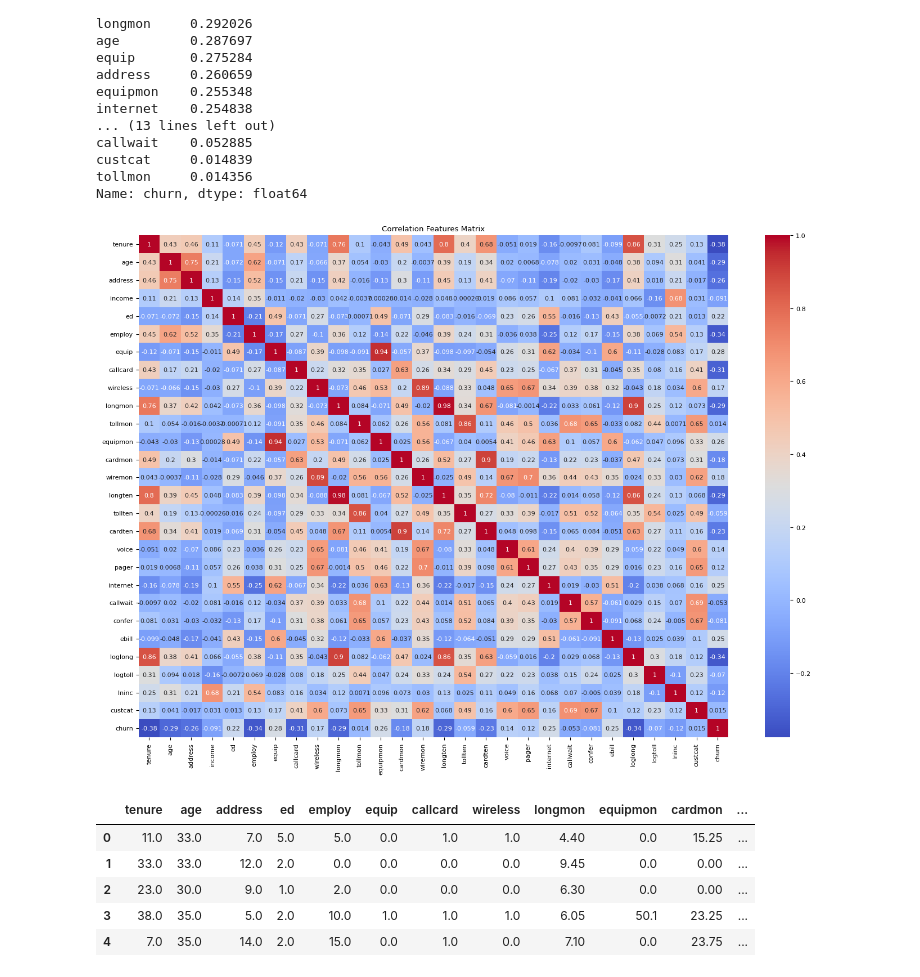
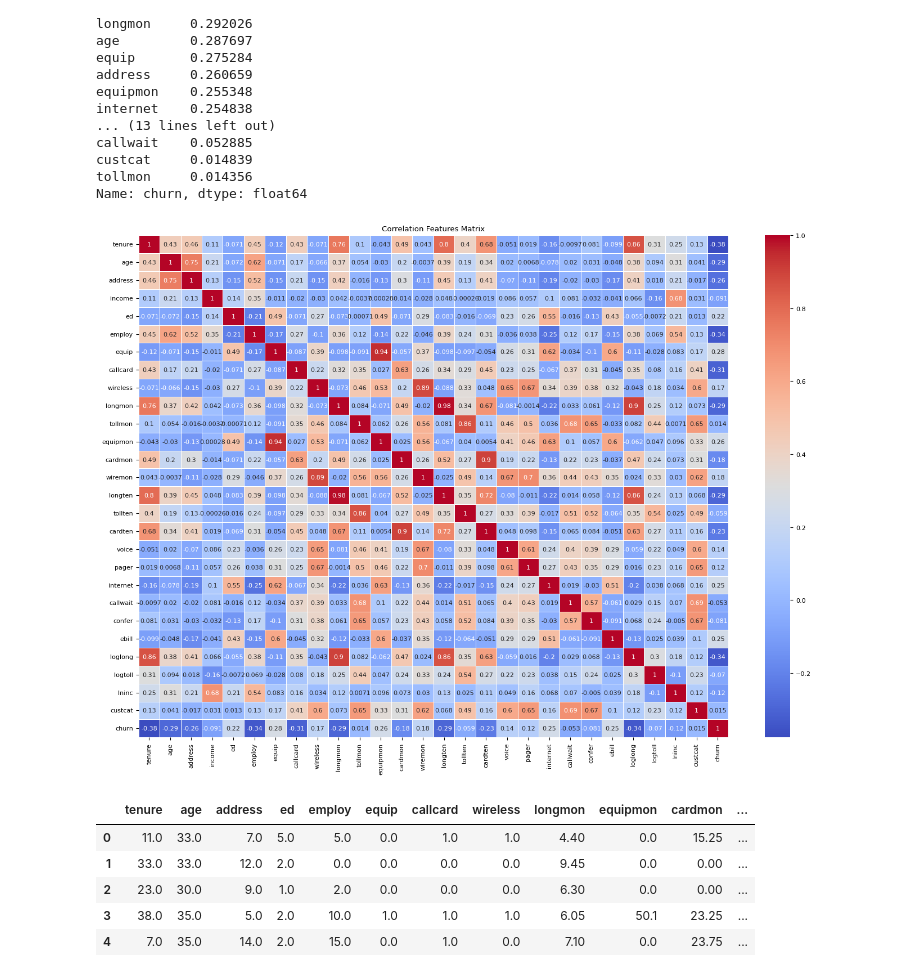
Before and after one commit to OtnielGomes/Machine-Learning, a Jupyter notebook: 3. Logistic-Regression.ipynb, the cells around one changed output. Saved outputs shown, nothing was run; the diff lists cells and outputs as text; code cells hidden in the pictures.

```diff
--- a/3. Logistic-Regression.ipynb
+++ b/3. Logistic-Regression.ipynb
@@ -141,12 +139,12 @@ Name: churn, dtype: float64
 # %%
 plt.rc('font', size = 8)
 fig, ax = plt.subplots(figsize = (14, 10))
-sns.heatmap(df.corr(), annot = True, cmap = 'coolwarm', ax = ax)
+sns.heatmap(df.corr(), annot = True, cmap = 'coolwarm', linewidths = 0.5, ax = ax)
 ax.set_title('Correlation Features Matrix')
 plt.tight_layout()
 plt.show()
 # %% [output]
-[figure, old version]
+[figure, new version]
 # %%
 # Dropping features of low correlation with the target variable
 
```
Also changed, not shown: parts of 2 cells of this notebook, 5 other files.
